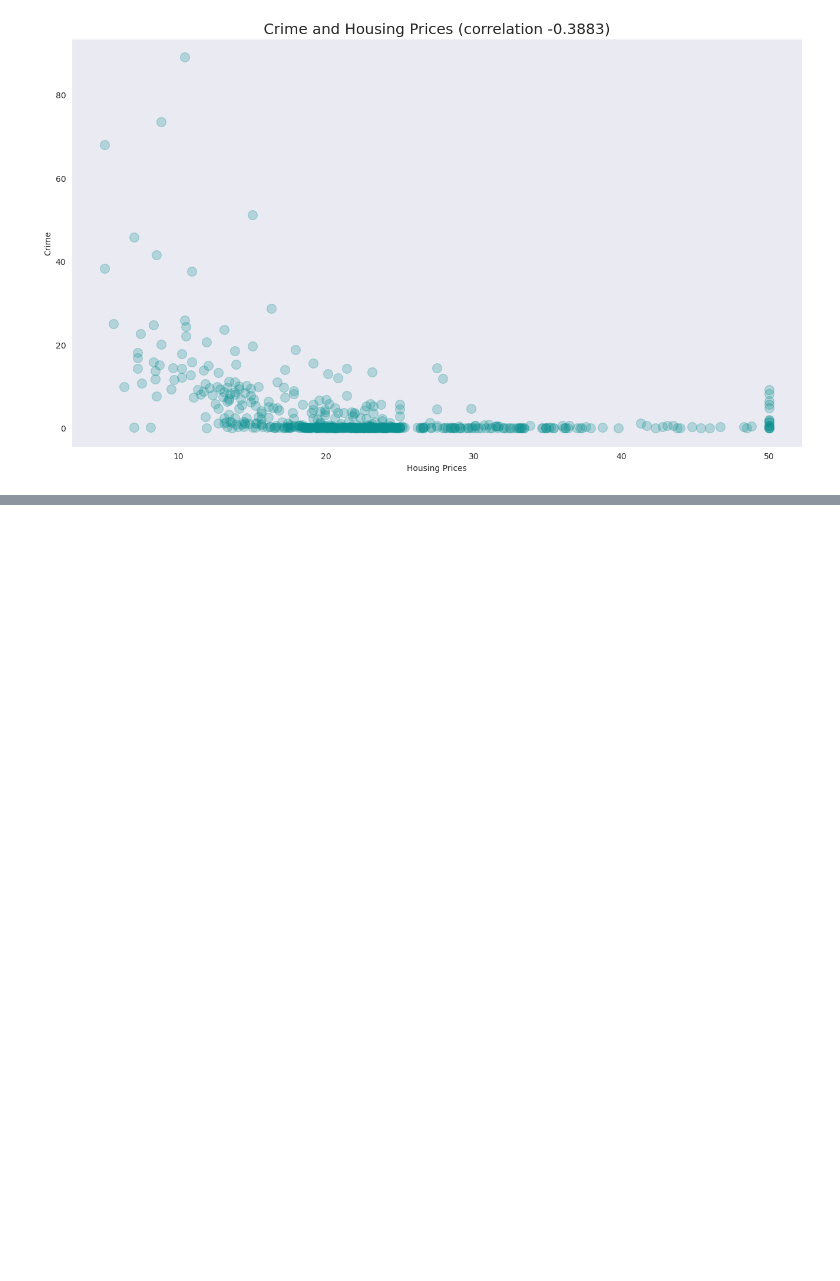
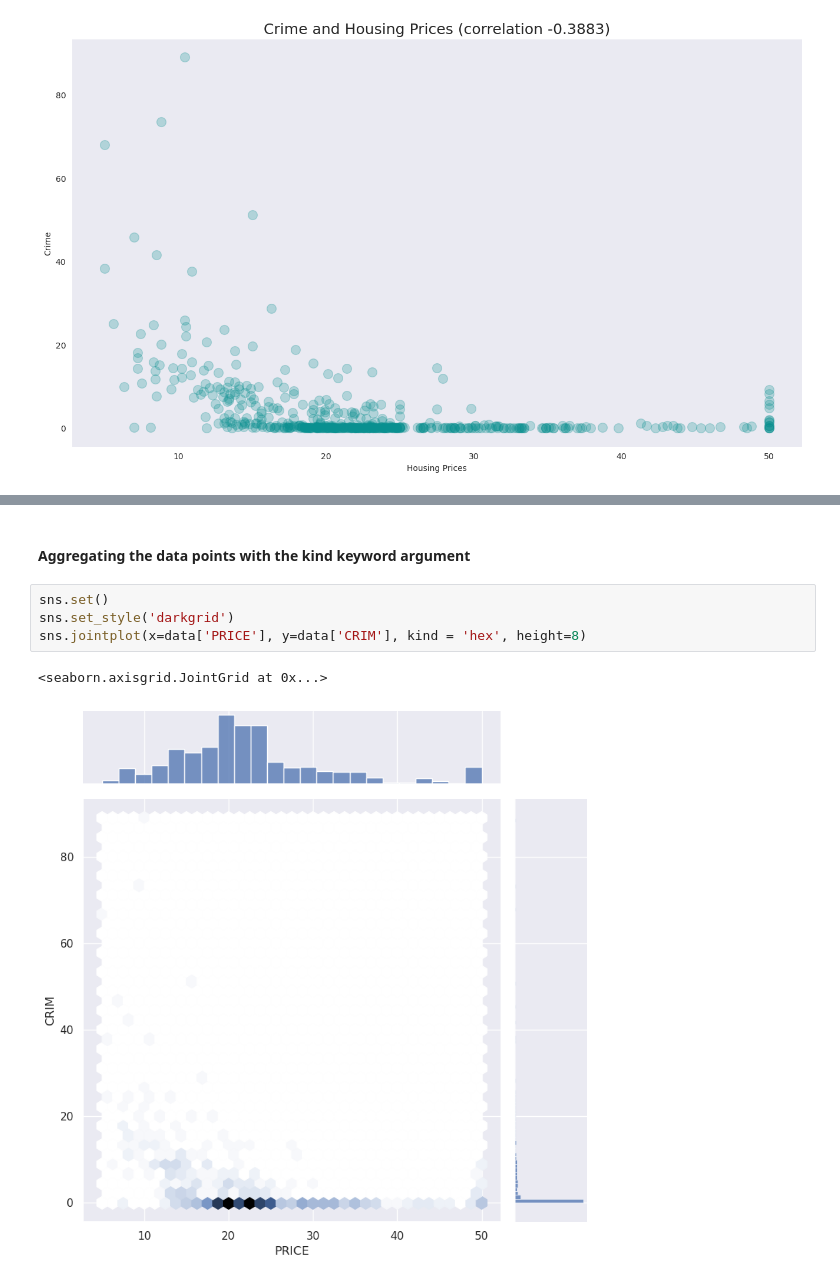
Before and after one commit to sydibyd/Python, a Jupyter notebook: Data exploration and advanced visualization - Boston house open_data.ipynb, the cells around one changed output, grey strips where cells are left out. Drawn from its saved outputs; the diff is of its cells as text; blank space fills up the shorter version.

```diff
--- a/Data exploration and advanced visualization - Boston house open_data.ipynb
+++ b/Data exploration and advanced visualization - Boston house open_data.ipynb
@@ -506,0 +516,9 @@ plt.show()
+# %% [markdown]
+#### Aggregating the data points with the kind keyword argument
+# %%
+sns.set()
+sns.set_style('darkgrid')
+sns.jointplot(x=data['PRICE'], y=data['CRIM'], kind = 'hex', height=8)
+# %% [output]
+<seaborn.axisgrid.JointGrid at 0x...>
+[figure, added]
```
Also changed, not shown: parts of 4 cells of this notebook.
